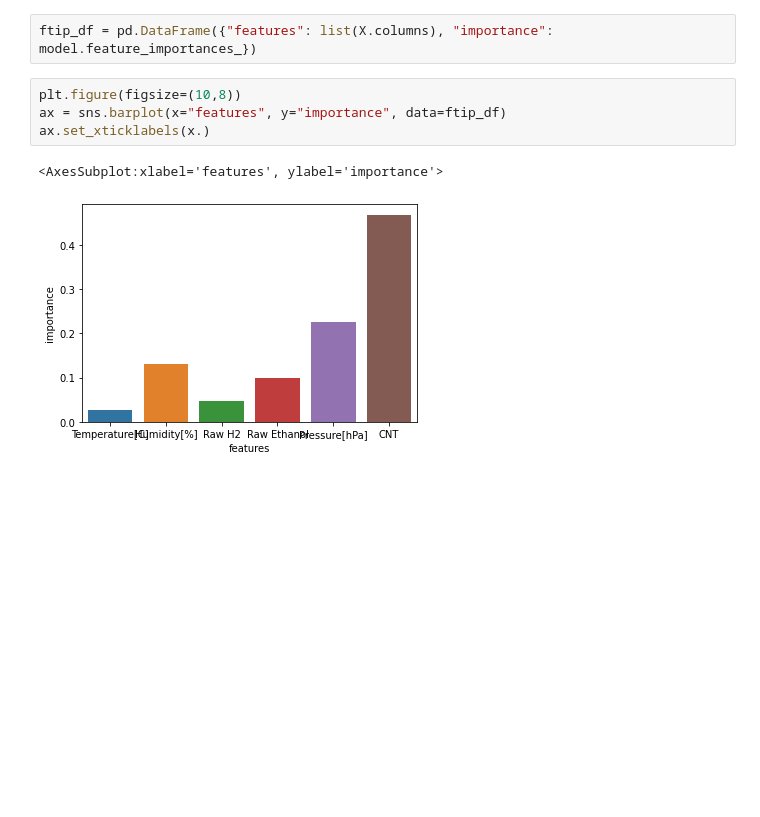
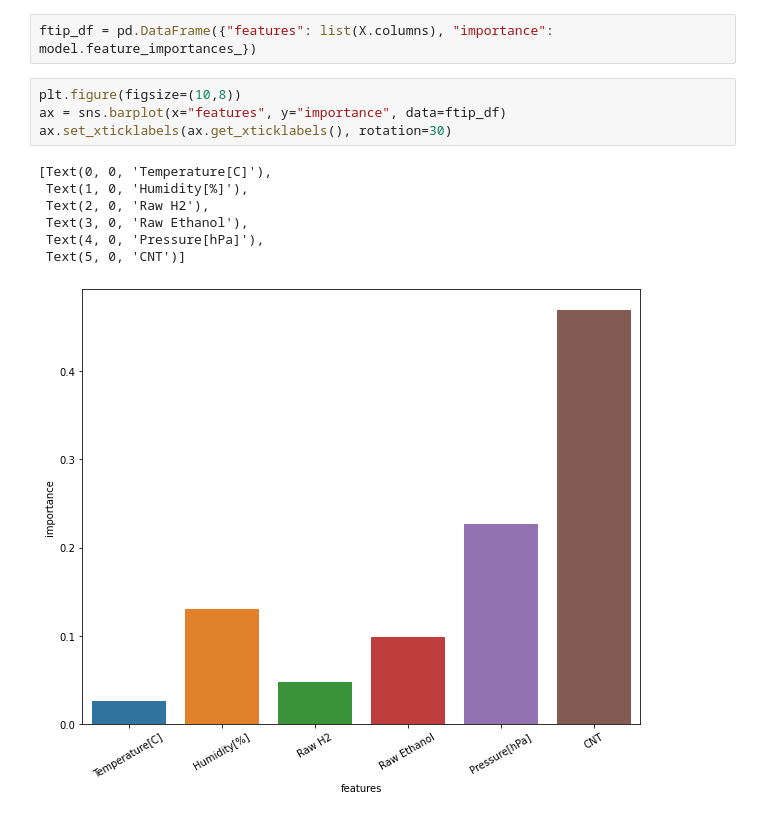
Before and after one commit to CassieCcL/Smoke-Detection, a Jupyter notebook: Smoke-Detection.ipynb, the cells around one changed output. Saved outputs shown, nothing was run; the diff lists cells and outputs as text; blank space fills up the shorter version.

```diff
--- a/Smoke-Detection.ipynb
+++ b/Smoke-Detection.ipynb
@@ -234,7 +234,12 @@ ftip_df = pd.DataFrame({"features": list(X.columns), "importance": model.feature
 # %%
 plt.figure(figsize=(10,8))
 ax = sns.barplot(x="features", y="importance", data=ftip_df)
-ax.set_xticklabels(x.)
+ax.set_xticklabels(ax.get_xticklabels(), rotation=30)
 # %% [output]
-<AxesSubplot:xlabel='features', ylabel='importance'>
+[Text(0, 0, 'Temperature[C]'),
+ Text(1, 0, 'Humidity[%]'),
+ Text(2, 0, 'Raw H2'),
+ Text(3, 0, 'Raw Ethanol'),
+ Text(4, 0, 'Pressure[hPa]'),
+ Text(5, 0, 'CNT')]
-[figure, old version]
+[figure, new version]
```
